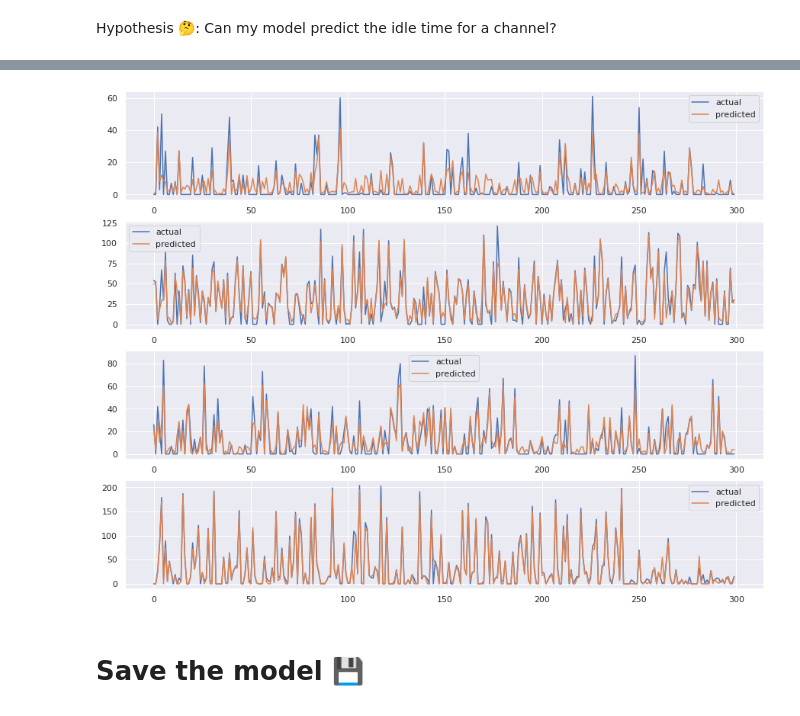
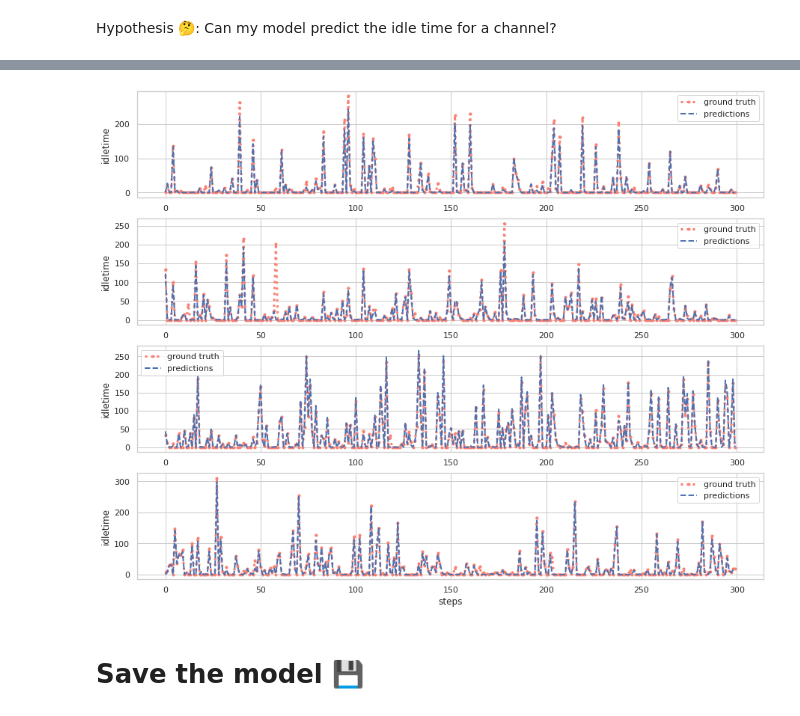
Before and after one commit to AllisonOge/predictive_modeling, a Jupyter notebook: predictive_ml.ipynb, the cells around one changed output, grey strips where cells are left out. Cells and saved outputs as stored; diff of their text form; code cells hidden in the pictures.

Commit message:
Model training with new data

```diff
--- a/predictive_ml.ipynb
+++ b/predictive_ml.ipynb
@@ -5,11 +5,6 @@ import pandas as pd
 import seaborn as sns
 import matplotlib.pyplot as plt
 import numpy as np
-
-%matplotlib inline
-sns.set(style='darkgrid')
-# increase the figure size
-sns.set(rc={'figure.figsize': (15, 5)})
 
 
 import tensorflow as tf
@@ -18,6 +13,11 @@ from tensorflow.keras.losses import BinaryCrossentropy
 from tensorflow.keras.metrics import BinaryAccuracy
 from sklearn.model_selection import train_test_split
 from sklearn import metrics
+# %%
+%matplotlib inline
+# increase the figure size
+sns.set(rc={'figure.figsize': (15, 5)})
+sns.set_style("whitegrid")
 # %%
 sensor_df = pd.read_csv("https://raw.githubusercontent.com/AllisonOge/predictive_modeling/main/sensor_ml.csv", index_col="id")
 # sensor_df = pd.read_csv("sensor_ml.csv", index_col="id")
@@ -209,5 +209,5 @@ _________________________________________________________________
 # %%
 model.compile(loss=BinaryCrossentropy(), optimizer=Adam(learning_rate=0.001), metrics=BinaryAccuracy())
 # %%
-history = model.fit(X_train, y_train, epochs=50, batch_size=30, validation_data=(X_valid, y_valid))
+history = model.fit(X_train, y_train, epochs=20, batch_size=30, validation_data=(X_valid, y_valid))
 # %% [output]
@@ -305,7 +305,6 @@ def start_and_idle_time(bit_sequence):
     idle_time = 0
     idle_times = []
     for i, bit in enumerate(bit_sequence):
-        # print(i, bit)
         if i > 0:
             if bit == 0 and bit_sequence[i-1] == 1:
                 # 1,0
@@ -318,9 +317,6 @@ def start_and_idle_time(bit_sequence):
                 # 0,1
                 idle_times.append((start_time, idle_time))
                 idle_time = 0
-            else:
-                # 1,1
-                continue
         else:
             if bit == 0:
                 start_time = i
@@ -329,6 +325,9 @@ def start_and_idle_time(bit_sequence):
         if i == len(bit_sequence)-1 and idle_time > 0:
             idle_times.append((start_time, idle_time))
 
+        if len(idle_times) > 1:
+          break
+
     return np.array(idle_times)
 # %%
 def get_idletimes_df(df):
@@ -455,12 +456,16 @@ array([[ 0.24811989, 49.690857  , 21.621399  ,  0.        ],
 # %%
 nchannels = y2.shape[1]
 fig, ax = plt.subplots(nrows=nchannels, ncols=1, figsize=(15, 12))
 for i in range(nchannels):
-  ax[i].plot(y2_test[:300, i], label="actual")
-  ax[i].plot(test_preds[:300, i], label="predicted")
+  ax[i].plot(y2_test[:300, i], label="ground truth", marker=".", ls=":", linewidth=3, color="salmon")
+  ax[i].plot(test_preds[:300, i], label="predictions", ls="--", linewidth=2)
   ax[i].legend()
+  ax[i].set_ylabel("idletime")
+  if i == nchannels-1:
+    ax[i].set_xlabel("steps")
+# plt.savefig("predictions.png")
 # %% [output]
-[figure, old version]
+[figure, new version]
 # %% [markdown]
 # Save the model 💾
 # %%
```
Also changed, not shown: parts of 29 cells of this notebook.
